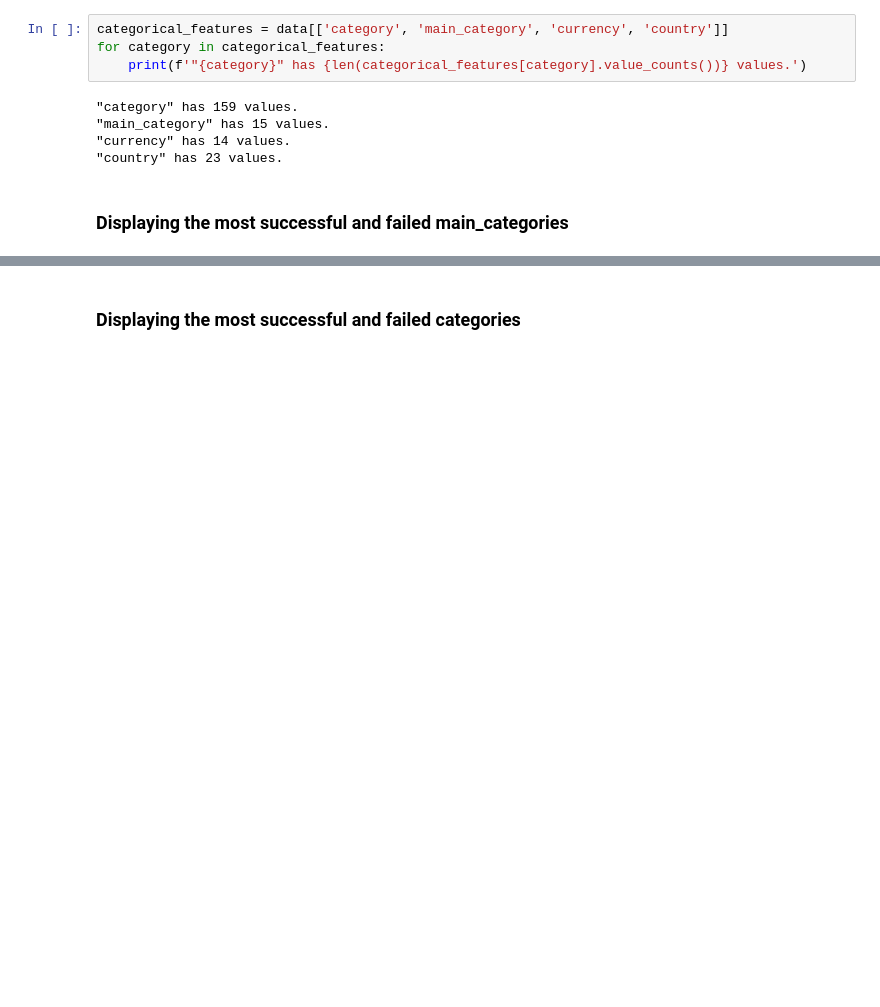
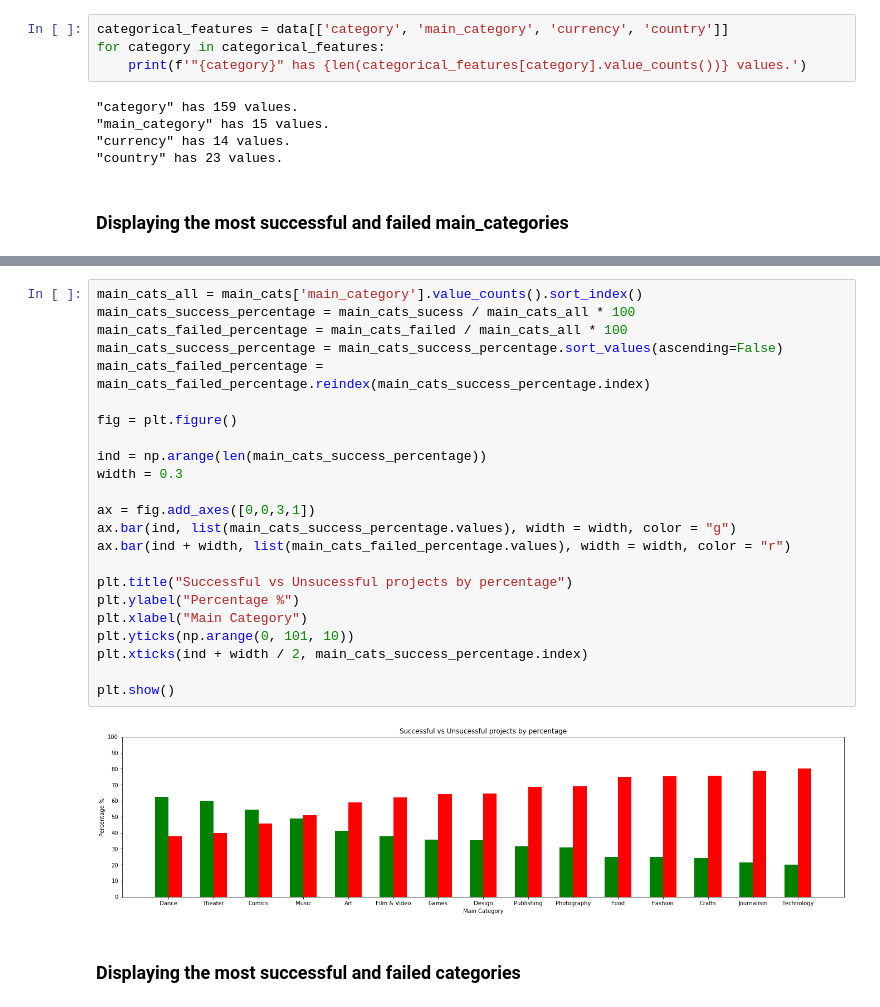
Before and after one commit to VladiGGeorgiev/ml-playground, a Jupyter notebook: ml/kickstarter_project.ipynb, the cells around one changed output, grey strips where cells are left out. Cells and saved outputs as stored; diff of their text form; blank space fills up the shorter version.

```diff
--- a/ml/kickstarter_project.ipynb
+++ b/ml/kickstarter_project.ipynb
@@ -125,3 +157,28 @@ plt.show()
+# %%
+main_cats_all = main_cats['main_category'].value_counts().sort_index()
+main_cats_success_percentage = main_cats_sucess / main_cats_all * 100
+main_cats_failed_percentage = main_cats_failed / main_cats_all * 100
+main_cats_success_percentage = main_cats_success_percentage.sort_values(ascending=False)
+main_cats_failed_percentage = main_cats_failed_percentage.reindex(main_cats_success_percentage.index)
+
+fig = plt.figure()
+
+ind = np.arange(len(main_cats_success_percentage))
+width = 0.3
+
+ax = fig.add_axes([0,0,3,1])
+ax.bar(ind, list(main_cats_success_percentage.values), width = width, color = "g")
+ax.bar(ind + width, list(main_cats_failed_percentage.values), width = width, color = "r")
+
+plt.title("Successful vs Unsucessful projects by percentage")
+plt.ylabel("Percentage %")
+plt.xlabel("Main Category")
+plt.yticks(np.arange(0, 101, 10))
+plt.xticks(ind + width / 2, main_cats_success_percentage.index)
+
+plt.show()
+# %% [output]
+[figure, added]
 # %% [markdown]
 ### Displaying the most successful and failed categories
 # %%
```
Also changed, not shown: parts of 64 cells of this notebook.
